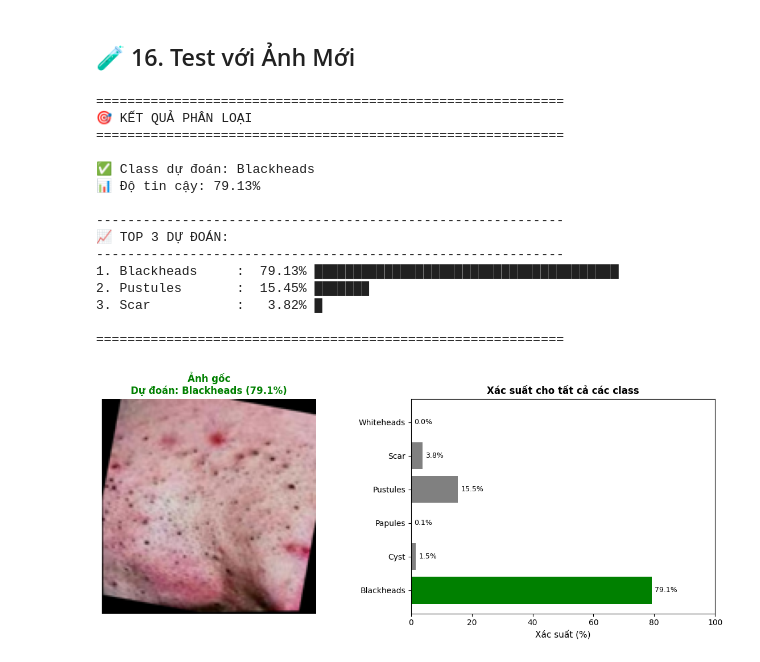
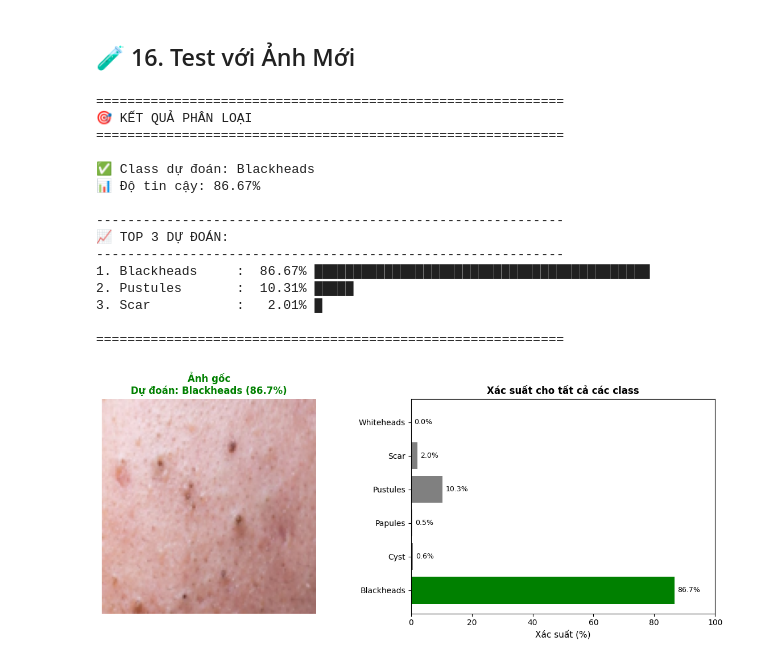
Before and after one commit to minhhuysgdev/CNN-ACNE-SCAR-FACE-decection, a Jupyter notebook: acne-classification-using-cnn.ipynb, the cells around one changed output. Cells and saved outputs as stored; diff of their text form; code cells hidden in the pictures.

Commit message:
update image test

```diff
--- a/acne-classification-using-cnn.ipynb
+++ b/acne-classification-using-cnn.ipynb
@@ -631,7 +631,7 @@ from PIL import Image
 import numpy as np
 
 # Đường dẫn đến ảnh cần test
-image_path = "blackhead_22_jpg.rf.867831d071b19637db38f9c68ab90091.jpg"
+image_path = "test/mun-dau-den-co-tu-het-khong-1.jpg"
 
 # Load và preprocess ảnh
 def load_and_preprocess_image(image_path, target_size=(IMAGE_SIZE, IMAGE_SIZE)):
@@ -696,35 +696,35 @@ plt.imshow(original_img)
 plt.title(f"Ảnh gốc\nDự đoán: {predicted_class_name} ({confidence:.1f}%)",
           fontsize=12, fontweight='bold', color='green' if confidence > 50 else 'orange')
 plt.axis('off')
 
 # Bar chart của predictions
 plt.subplot(1, 2, 2)
 colors = ['green' if i == predicted_class_idx else 'gray' for i in range(len(class_names))]
 bars = plt.barh(class_names, predictions[0] * 100, color=colors)
 plt.xlabel('Xác suất (%)', fontsize=11)
 plt.title('Xác suất cho tất cả các class', fontsize=12, fontweight='bold')
 plt.xlim(0, 100)
 
 # Thêm giá trị trên mỗi bar
 for i, (bar, prob) in enumerate(zip(bars, predictions[0] * 100)):
     plt.text(prob + 1, i, f'{prob:.1f}%', va='center', fontsize=9)
 
 plt.tight_layout()
 plt.show()
 # %% [output]
 ============================================================
 🎯 KẾT QUẢ PHÂN LOẠI
 ============================================================
 
 ✅ Class dự đoán: Blackheads
-📊 Độ tin cậy: 79.13%
+📊 Độ tin cậy: 86.67%
 
 ------------------------------------------------------------
 📈 TOP 3 DỰ ĐOÁN:
 ------------------------------------------------------------
-1. Blackheads     :  79.13% ███████████████████████████████████████
-2. Pustules       :  15.45% ███████
-3. Scar           :   3.82% █
+1. Blackheads     :  86.67% ███████████████████████████████████████████
+2. Pustules       :  10.31% █████
+3. Scar           :   2.01% █
 
 ============================================================
-[figure, old version]
+[figure, new version]
```
Also changed, not shown: parts of 1 cell of this notebook, 2 other files.
